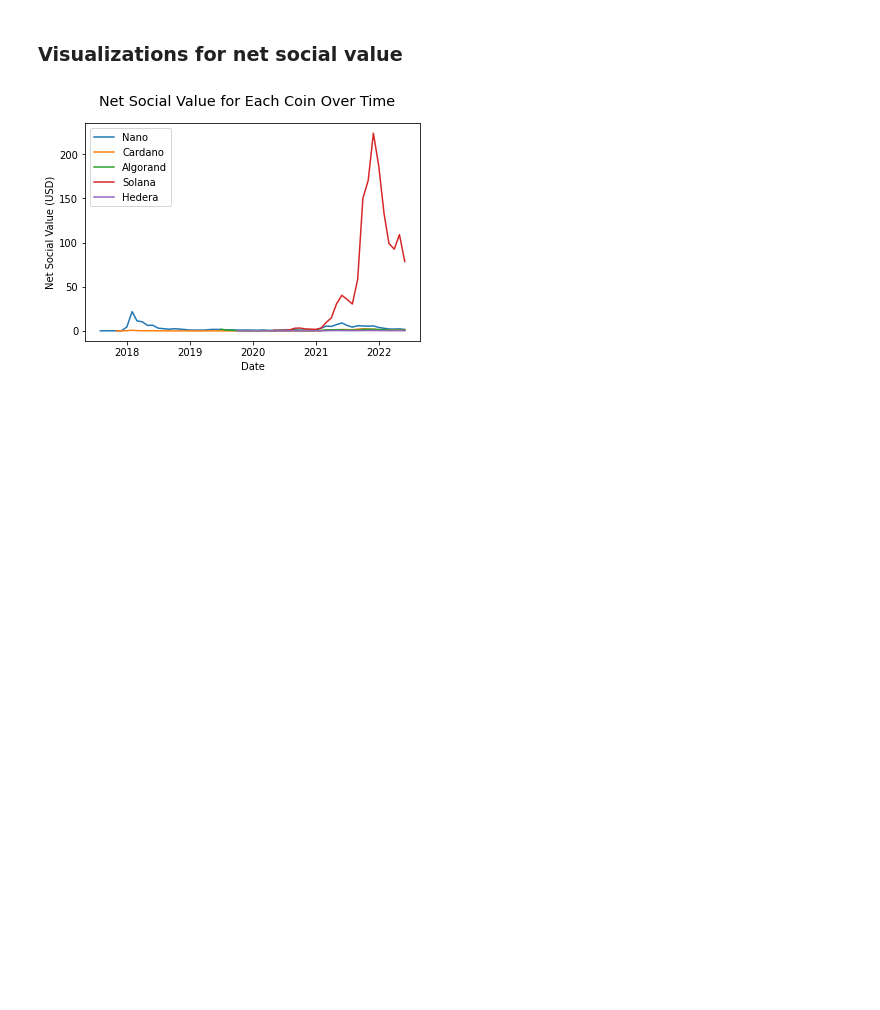
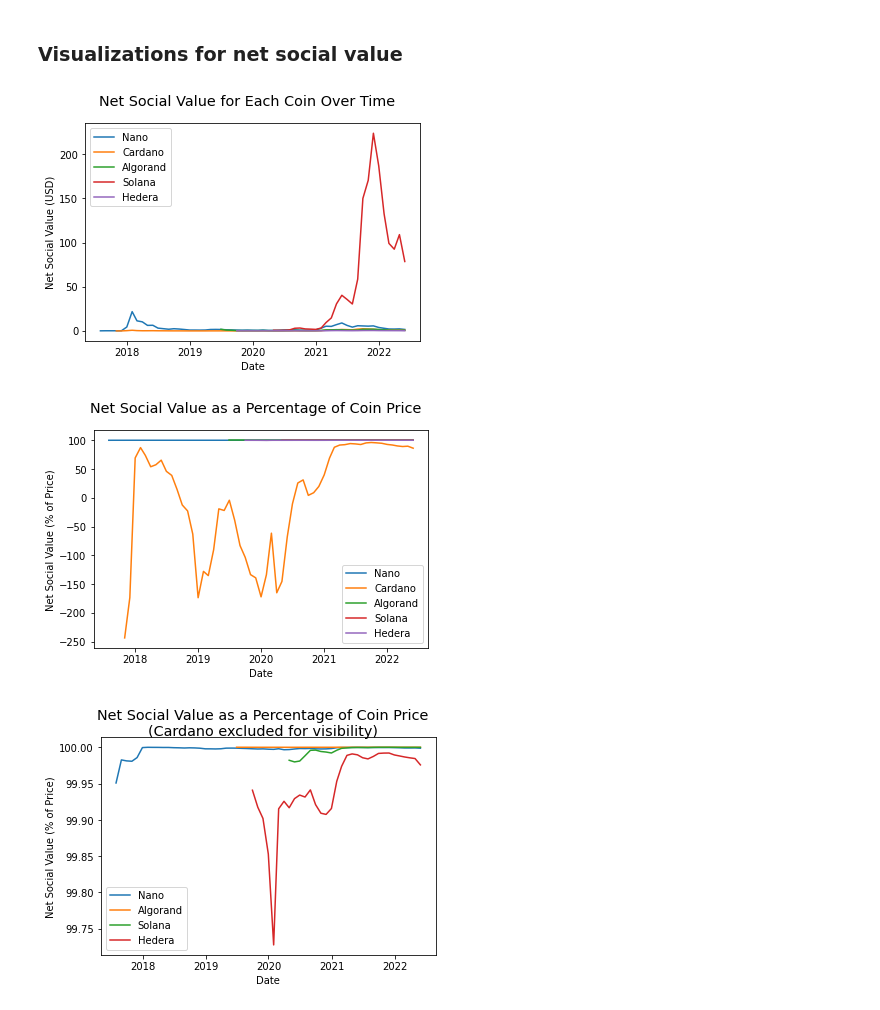
Before and after one commit to taylor-giles-sbu/CSE551-Final-Project, a Jupyter notebook: final-project-data.ipynb, the cells around one changed output. Saved outputs shown, nothing was run; the diff lists cells and outputs as text; code cells hidden in the pictures; blank space fills up the shorter version.

Commit message:
Net social value percents

```diff
--- a/final-project-data.ipynb
+++ b/final-project-data.ipynb
@@ -264,16 +264,36 @@ Net social value of transaction = coin price - (electricity price * electricity
 # %%
 for coin in coins_dfs:
     coin["Net Social Value (USD)"] = coin["Price (USD)"] - coin["Cost per Transaction (USD)"] - coin["Climate Damages (USD)"]
+    coin["Net Social Value (%)"] = (coin["Net Social Value (USD)"] / coin["Price (USD)"]) * 100
 # %% [markdown]
 ### Visualizations for net social value
 # %%
-# Visualizations of coins emissions data
+# Visualizations of coins net social value data
 plt.suptitle("Net Social Value for Each Coin Over Time", size='x-large')
 for index, coin in enumerate(coins_dfs):
     plt.plot(coin["Date"], coin["Net Social Value (USD)"], label=coin.name)
 plt.legend()
 plt.ylabel("Net Social Value (USD)")
 plt.xlabel("Date")
 plt.show()
+
+plt.suptitle("Net Social Value as a Percentage of Coin Price", size='x-large')
+for index, coin in enumerate(coins_dfs):
+    plt.plot(coin["Date"], coin["Net Social Value (%)"], label=coin.name)
+plt.legend()
+plt.ylabel("Net Social Value (% of Price)")
+plt.xlabel("Date")
+plt.show()
+
+plt.suptitle("Net Social Value as a Percentage of Coin Price\n(Cardano excluded for visibility)", size='x-large')
+for index, coin in enumerate(coins_dfs):
+    if(coin.name != "Cardano"):
+        plt.plot(coin["Date"], coin["Net Social Value (%)"], label=coin.name)
+plt.legend()
+plt.ylabel("Net Social Value (% of Price)")
+plt.xlabel("Date")
+plt.show()
 # %% [output]
 [figure]
+[figure, added]
+[figure, added]
```
Also changed, not shown: parts of 1 cell of this notebook, 3 other files.
